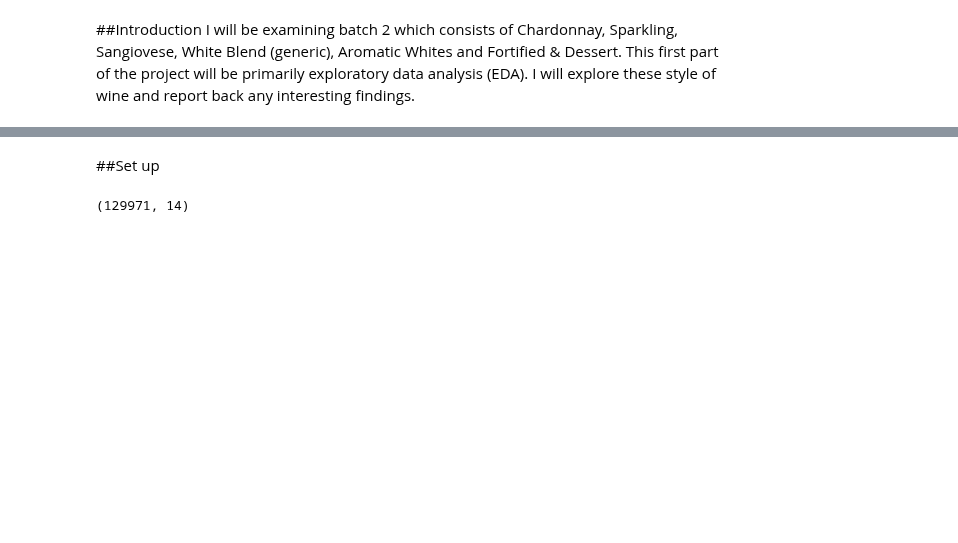
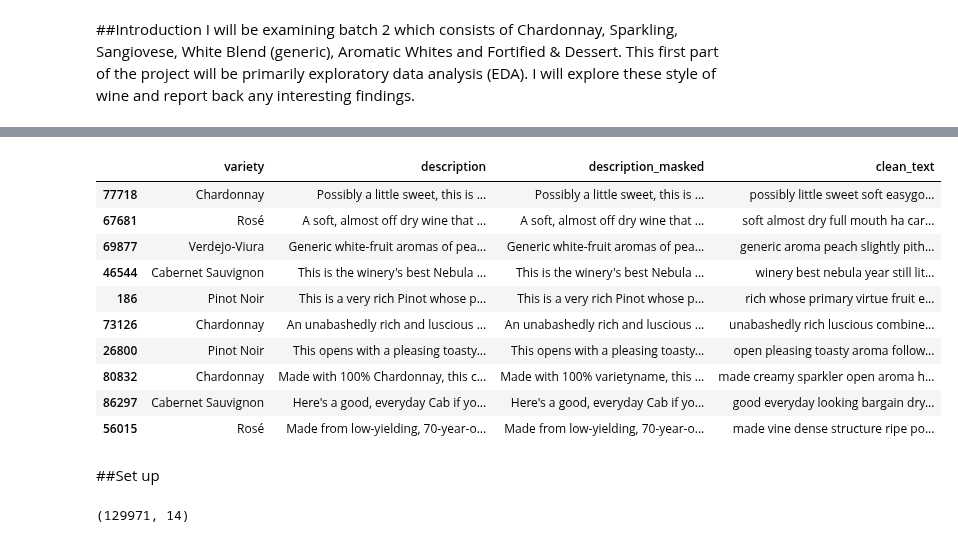
Before and after one commit to OwenLoughery/Project3-Wine_Reviews, a Jupyter notebook: 4401_Project_3_EDA_Stanley.ipynb, the cells around one changed output, grey strips where cells are left out. Cells and saved outputs as stored; diff of their text form; code cells hidden in the pictures; blank space fills up the shorter version.

```diff
--- a/4401_Project_3_EDA_Stanley.ipynb
+++ b/4401_Project_3_EDA_Stanley.ipynb
@@ -3,0 +8,23 @@ I will be examining batch 2 which consists of Chardonnay, 	Sparkling, Sangiovese
+# %%
+!pip -q install nltk pandas pyarrow tqdm
+
+import pandas as pd
+import os
+import re
+import nltk
+
+from tqdm.auto import tqdm
+from IPython.display import display
+from nltk.corpus import stopwords
+from nltk.stem import WordNetLemmatizer
+from nltk.tokenize import word_tokenize
+
+tqdm.pandas()
+
+for pkg in ["punkt_tab", "stopwords", "wordnet"]:
+    nltk.download(pkg, quiet=True)
+
+LEMMATIZER = WordNetLemmatizer()
+
+CSV_PATH = "/content/winemag-data-130k-v2.csv"
+OUTPUT_PATH = "/content/processed_reviews.parquet"
@@ -3,0 +273,2 @@ I will be examining batch 2 which consists of Chardonnay, 	Sparkling, Sangiovese
+# %%
+df_processed, leakage_results = process()
@@ -4,3 +300,26 @@ I will be examining batch 2 which consists of Chardonnay, 	Sparkling, Sangiovese
+# %%
+display(
+    df_processed[
+        [
+            "variety",
+            "description",
+            "description_masked",
+            "clean_text"
+        ]
+    ].sample(10, random_state=42)
+)
+# %% [output]
+|  | variety | description | description_masked | clean_text |
+| 77718 | Chardonnay | Possibly a little sweet, this is ... | Possibly a little sweet, this is ... | possibly little sweet soft easygo... |
+| 67681 | Rosé | A soft, almost off dry wine that ... | A soft, almost off dry wine that ... | soft almost dry full mouth ha car... |
+| 69877 | Verdejo-Viura | Generic white-fruit aromas of pea... | Generic white-fruit aromas of pea... | generic aroma peach slightly pith... |
+| 46544 | Cabernet Sauvignon | This is the winery's best Nebula ... | This is the winery's best Nebula ... | winery best nebula year still lit... |
+| 186 | Pinot Noir | This is a very rich Pinot whose p... | This is a very rich Pinot whose p... | rich whose primary virtue fruit e... |
+| 73126 | Chardonnay | An unabashedly rich and luscious ... | An unabashedly rich and luscious ... | unabashedly rich luscious combine... |
+| 26800 | Pinot Noir | This opens with a pleasing toasty... | This opens with a pleasing toasty... | open pleasing toasty aroma follow... |
+| 80832 | Chardonnay | Made with 100% Chardonnay, this c... | Made with 100% varietyname, this ... | made creamy sparkler open aroma h... |
+| 86297 | Cabernet Sauvignon | Here's a good, everyday Cab if yo... | Here's a good, everyday Cab if yo... | good everyday looking bargain dry... |
+| 56015 | Rosé | Made from low-yielding, 70-year-o... | Made from low-yielding, 70-year-o... | made vine dense structure ripe po... |
 # %% [markdown]
 ##Set up
 # %%
```
Also changed, not shown: parts of 6 cells of this notebook.
